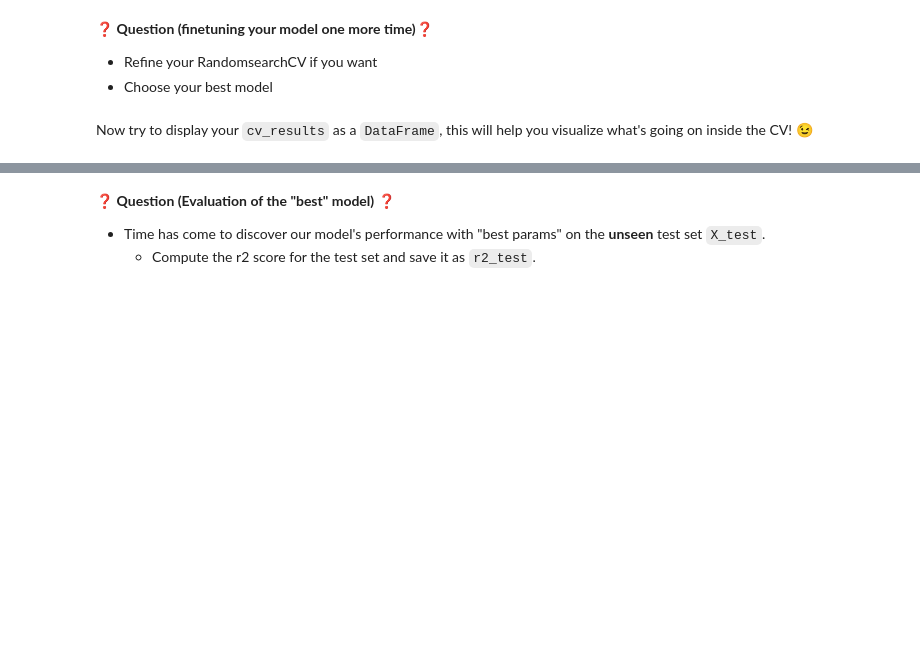
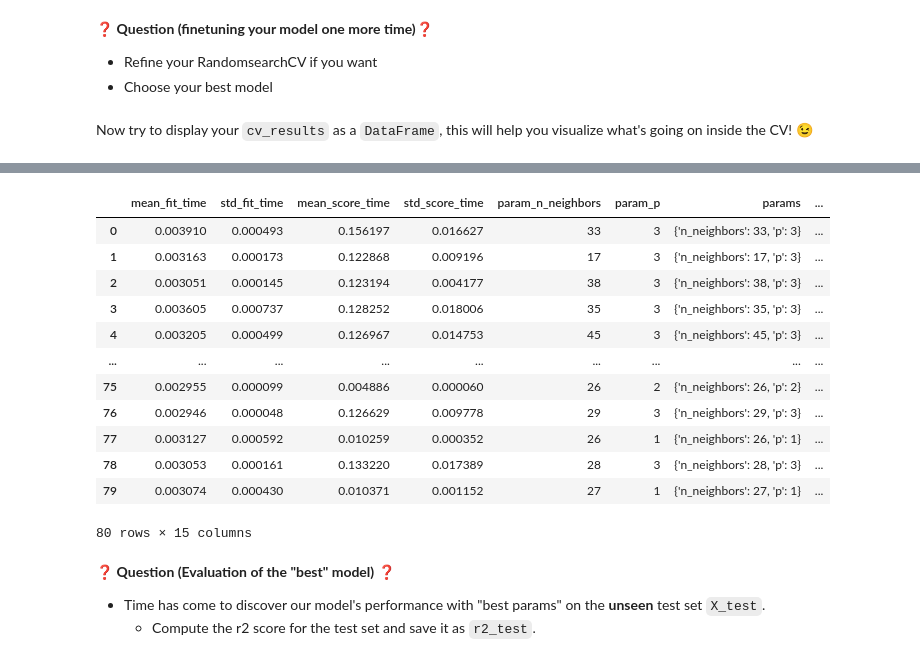
Before and after one commit to albinjames/data-workflow, a Jupyter notebook: Workflow.ipynb, the cells around one changed output, grey strips where cells are left out. Saved outputs shown, nothing was run; the diff lists cells and outputs as text; code cells hidden in the pictures; blank space fills up the shorter version.

Commit message:
Did most of the challenge, learned about displaying search.cv_results_ as a data frame

```diff
--- a/Workflow.ipynb
+++ b/Workflow.ipynb
@@ -515,3 +518,19 @@ cv_results_knn
+# %%
+pd.DataFrame(search.cv_results_)
+# %% [output]
+|  | mean_fit_time | std_fit_time | mean_score_time | std_score_time | param_n_neighbors | param_p | params | ... |
+| 0 | 0.003910 | 0.000493 | 0.156197 | 0.016627 | 33 | 3 | {'n_neighbors': 33, 'p': 3} | ... |
+| 1 | 0.003163 | 0.000173 | 0.122868 | 0.009196 | 17 | 3 | {'n_neighbors': 17, 'p': 3} | ... |
+| 2 | 0.003051 | 0.000145 | 0.123194 | 0.004177 | 38 | 3 | {'n_neighbors': 38, 'p': 3} | ... |
+| 3 | 0.003605 | 0.000737 | 0.128252 | 0.018006 | 35 | 3 | {'n_neighbors': 35, 'p': 3} | ... |
+| 4 | 0.003205 | 0.000499 | 0.126967 | 0.014753 | 45 | 3 | {'n_neighbors': 45, 'p': 3} | ... |
+| ... | ... | ... | ... | ... | ... | ... | ... | ... |
+| 75 | 0.002955 | 0.000099 | 0.004886 | 0.000060 | 26 | 2 | {'n_neighbors': 26, 'p': 2} | ... |
+| 76 | 0.002946 | 0.000048 | 0.126629 | 0.009778 | 29 | 3 | {'n_neighbors': 29, 'p': 3} | ... |
+| 77 | 0.003127 | 0.000592 | 0.010259 | 0.000352 | 26 | 1 | {'n_neighbors': 26, 'p': 1} | ... |
+| 78 | 0.003053 | 0.000161 | 0.133220 | 0.017389 | 28 | 3 | {'n_neighbors': 28, 'p': 3} | ... |
+| 79 | 0.003074 | 0.000430 | 0.010371 | 0.001152 | 27 | 1 | {'n_neighbors': 27, 'p': 1} | ... |
+80 rows × 15 columns
 # %% [markdown]
 ❓ **Question (Evaluation of the "best" model)** ❓
 
```
Also changed, not shown: parts of 16 cells of this notebook, 1 other file.
